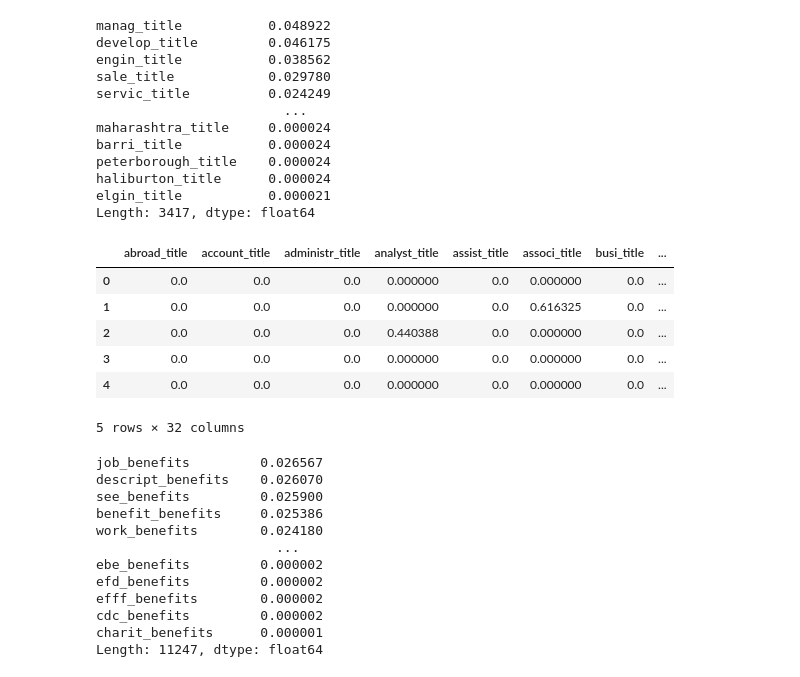
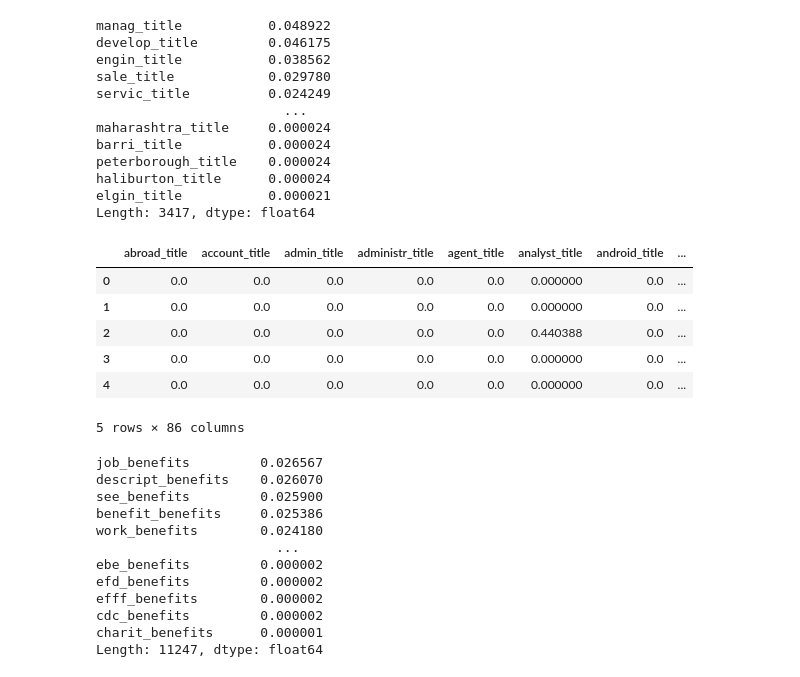
Before and after one commit to dhcheong/ClassifyingFake, a Jupyter notebook: FST.ipynb, the cells around one changed output. Cells and saved outputs as stored; diff of their text form; code cells hidden in the pictures.

```diff
--- a/FST.ipynb
+++ b/FST.ipynb
@@ -122,17 +132,17 @@ haliburton_title      0.000024
 elgin_title           0.000021
 Length: 3417, dtype: float64
 # %%
-select_title = mean_title > 0.01
+select_title = mean_title > 0.004
 selected_features_title = text_features_title.loc[:, select_title]
 selected_features_title.head()
 # %% [output]
-|  | abroad_title | account_title | administr_title | analyst_title | assist_title | associ_title | busi_title | ... |
-| 0 | 0.0 | 0.0 | 0.0 | 0.000000 | 0.0 | 0.000000 | 0.0 | ... |
-| 1 | 0.0 | 0.0 | 0.0 | 0.000000 | 0.0 | 0.616325 | 0.0 | ... |
-| 2 | 0.0 | 0.0 | 0.0 | 0.440388 | 0.0 | 0.000000 | 0.0 | ... |
-| 3 | 0.0 | 0.0 | 0.0 | 0.000000 | 0.0 | 0.000000 | 0.0 | ... |
-| 4 | 0.0 | 0.0 | 0.0 | 0.000000 | 0.0 | 0.000000 | 0.0 | ... |
+|  | abroad_title | account_title | admin_title | administr_title | agent_title | analyst_title | android_title | ... |
+| 0 | 0.0 | 0.0 | 0.0 | 0.0 | 0.0 | 0.000000 | 0.0 | ... |
+| 1 | 0.0 | 0.0 | 0.0 | 0.0 | 0.0 | 0.000000 | 0.0 | ... |
+| 2 | 0.0 | 0.0 | 0.0 | 0.0 | 0.0 | 0.440388 | 0.0 | ... |
+| 3 | 0.0 | 0.0 | 0.0 | 0.0 | 0.0 | 0.000000 | 0.0 | ... |
+| 4 | 0.0 | 0.0 | 0.0 | 0.0 | 0.0 | 0.000000 | 0.0 | ... |
-5 rows × 32 columns
+5 rows × 86 columns
 # %%
 mean_benefits = text_features_benefits.sum() / 14304
 mean_benefits.sort_values(ascending = False)
```
Also changed, not shown: parts of 17 cells of this notebook, 4 other files.
